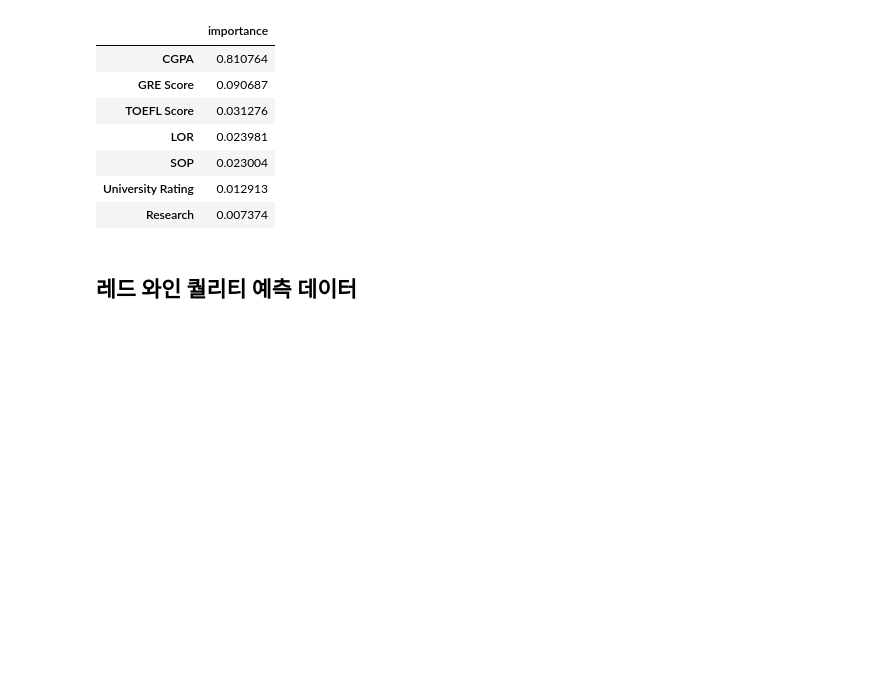
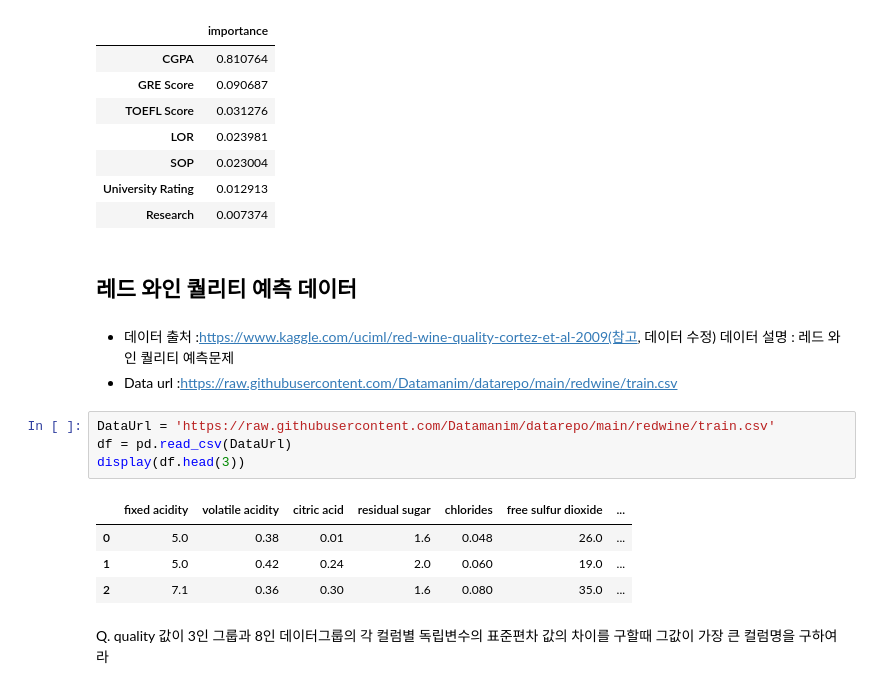
Before and after one commit to heyggun/bigdata_analysis_test, a Jupyter notebook: DataManim_type1_case4.ipynb, the cells around one changed output. Drawn from its saved outputs; the diff is of its cells as text; blank space fills up the shorter version.

```diff
--- a/DataManim_type1_case4.ipynb
+++ b/DataManim_type1_case4.ipynb
@@ -119,3 +119,18 @@ pd.DataFrame({'importance': ml.feature_importances_}, X.columns).sort_values(by=
 | Research | 0.007374 |
 # %% [markdown]
 ## 레드 와인 퀄리티 예측 데이터
+# %% [markdown]
+- 데이터 출처 :https://www.kaggle.com/uciml/red-wine-quality-cortez-et-al-2009(참고, 데이터 수정)
+데이터 설명 : 레드 와인 퀄리티 예측문제
+- Data url :https://raw.githubusercontent.com/Datamanim/datarepo/main/redwine/train.csv
+# %%
+DataUrl = 'https://raw.githubusercontent.com/Datamanim/datarepo/main/redwine/train.csv'
+df = pd.read_csv(DataUrl)
+display(df.head(3))
+# %% [output]
+|  | fixed acidity | volatile acidity | citric acid | residual sugar | chlorides | free sulfur dioxide | ... |
+| 0 | 5.0 | 0.38 | 0.01 | 1.6 | 0.048 | 26.0 | ... |
+| 1 | 5.0 | 0.42 | 0.24 | 2.0 | 0.060 | 19.0 | ... |
+| 2 | 7.1 | 0.36 | 0.30 | 1.6 | 0.080 | 35.0 | ... |
+# %% [markdown]
+Q. quality 값이 3인 그룹과 8인 데이터그룹의 각 컬럼별 독립변수의 표준편차 값의 차이를 구할때 그값이 가장 큰 컬럼명을 구하여라
```
Also changed, not shown: parts of 7 cells of this notebook.
